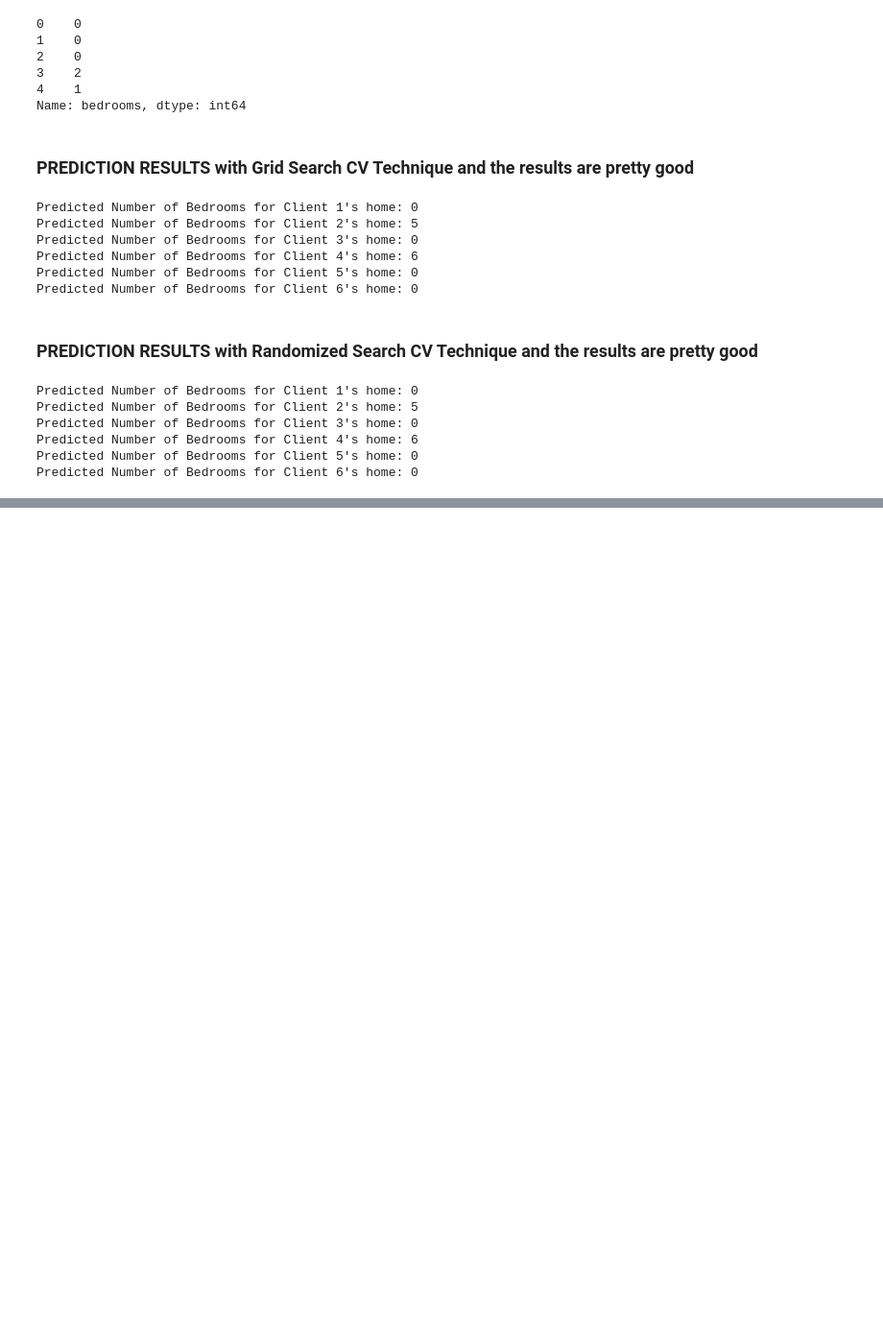
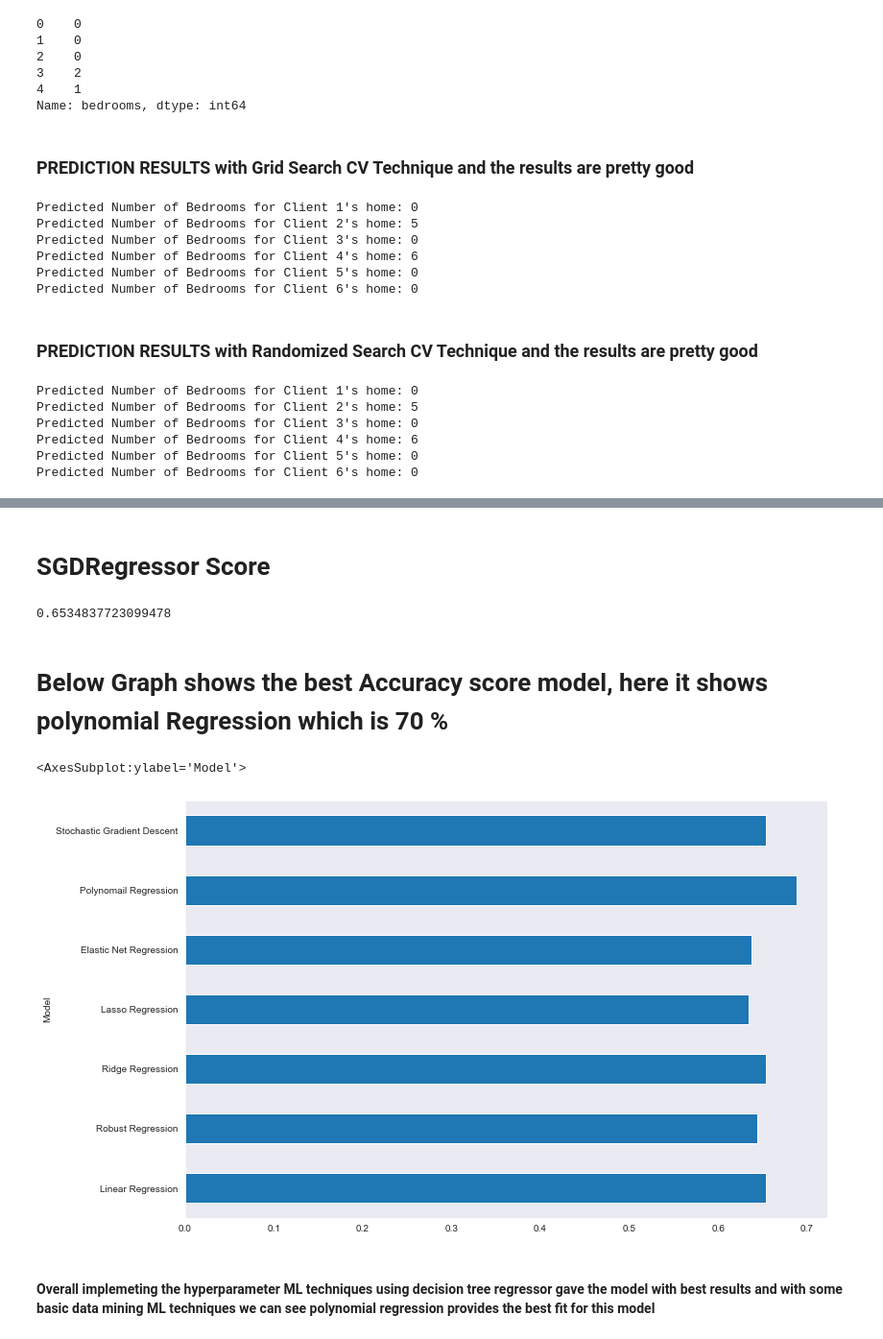
Before and after one commit to Vinaypavanguntur/assignment, a Jupyter notebook: final_model_for_submission.ipynb, the cells around one changed output, grey strips where cells are left out. Shown at 96% size. Saved outputs shown, nothing was run; the diff lists cells and outputs as text; code cells hidden in the pictures; blank space fills up the shorter version.

Commit message:
Add Data Mining ML Techniques

```diff
--- a/final_model_for_submission.ipynb
+++ b/final_model_for_submission.ipynb
@@ -625,0 +914,5 @@ Predicted Number of Bedrooms for Client 6's home: 0
+# %%
+results_df_2 = pd.DataFrame(data=[["Elastic Net Regression", *evaluate(y_test, test_pred) , cross_val(ElasticNet())]],
+                            columns=['Model', 'MAE', 'MSE', 'RMSE', 'R2 Square', "Cross Validation"])
+results_df = results_df.append(results_df_2, ignore_index=True)
+results_df
@@ -625,0 +969,5 @@ Predicted Number of Bedrooms for Client 6's home: 0
+# %%
+results_df_2 = pd.DataFrame(data=[["Polynomail Regression", *evaluate(y_test, test_pred), 0]],
+                            columns=['Model', 'MAE', 'MSE', 'RMSE', 'R2 Square', 'Cross Validation'])
+results_df = results_df.append(results_df_2, ignore_index=True)
+results_df
@@ -625,0 +984,14 @@ Predicted Number of Bedrooms for Client 6's home: 0
+# %%
+from sklearn.linear_model import SGDRegressor
+
+sgd_reg = SGDRegressor(n_iter_no_change=250, penalty=None, eta0=0.0001, max_iter=100000)
+sgd_reg.fit(X_train, y_train)
+
+test_pred = sgd_reg.predict(X_test)
+train_pred = sgd_reg.predict(X_train)
+
+print('Test set evaluation:\n_____________________________________')
+print_evaluate(y_test, test_pred)
+print('====================================')
+print('Train set evaluation:\n_____________________________________')
+print_evaluate(y_train, train_pred)
@@ -625,0 +1014,5 @@ Predicted Number of Bedrooms for Client 6's home: 0
+# %%
+results_df_2 = pd.DataFrame(data=[["Stochastic Gradient Descent", *evaluate(y_test, test_pred), 0]],
+                            columns=['Model', 'MAE', 'MSE', 'RMSE', 'R2 Square', 'Cross Validation'])
+results_df = results_df.append(results_df_2, ignore_index=True)
+results_df
@@ -625,0 +1028,16 @@ Predicted Number of Bedrooms for Client 6's home: 0
+# %% [markdown]
+# SGDRegressor Score
+# %%
+sgd_reg.score(X_test,y_test)
+# %% [output]
+0.6534837723099478
+# %% [markdown]
+# Below Graph shows the best Accuracy score model, here it shows polynomial Regression which is 70 %
+# %%
+results_df.set_index('Model', inplace=True)
+results_df['R2 Square'].plot(kind='barh', figsize=(12, 8))
+# %% [output]
+<AxesSubplot:ylabel='Model'>
+[figure, added]
+# %% [markdown]
+#### Overall implemeting the hyperparameter ML techniques using decision tree regressor gave the model with best results and with some basic data mining ML techniques we can see polynomial regression provides the best fit for this model
```
Also changed, not shown: parts of 39 cells of this notebook.
